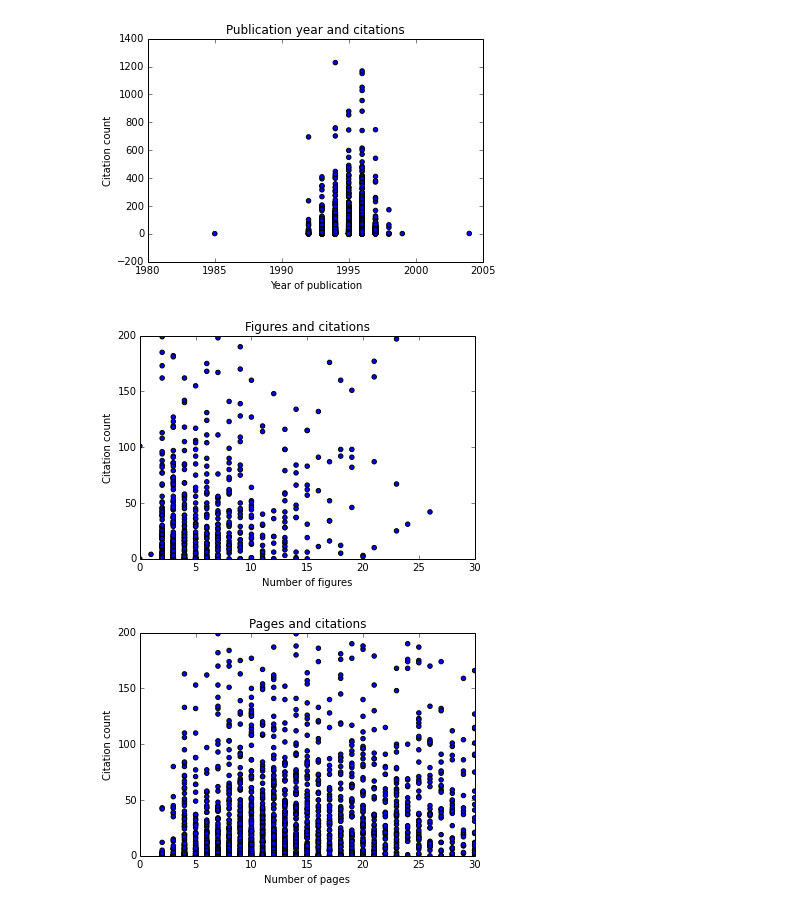
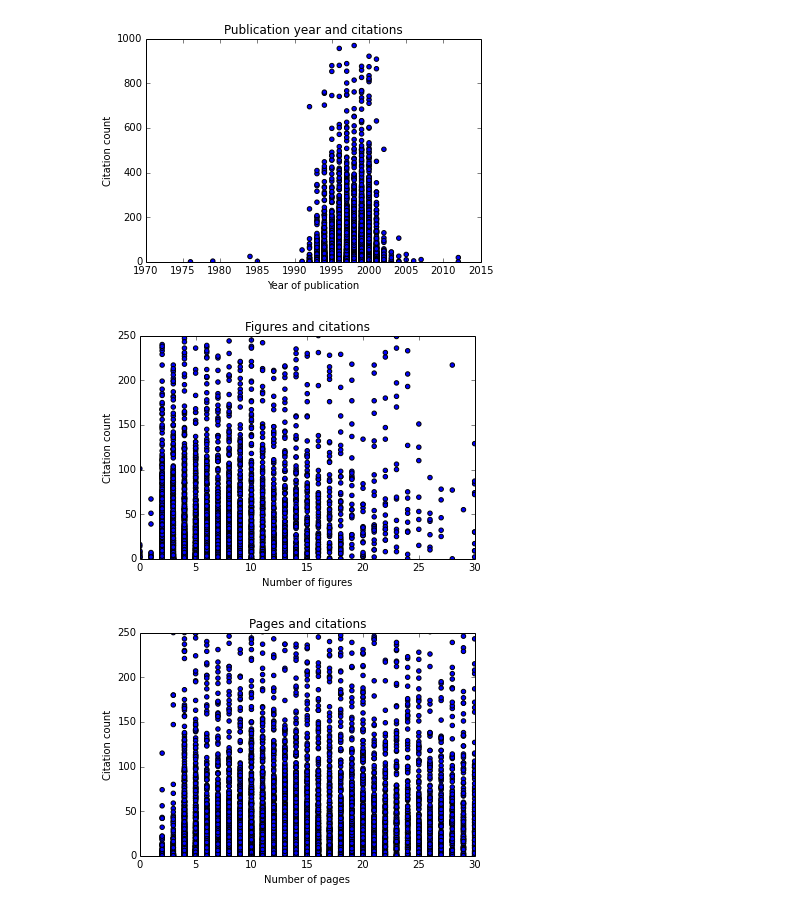
Before and after one commit to ahuja0007/team_citation, a Jupyter notebook: ADS_joined_explore.ipynb, the cells around one changed output. Cells and saved outputs as stored; diff of their text form; code cells hidden in the pictures.

Commit message:
More analysis of time, figures, pages

```diff
--- a/ADS_joined_explore.ipynb
+++ b/ADS_joined_explore.ipynb
@@ -77,6 +87,5 @@ generate_df(arXiv_dict)
 # %%
 # Load data from existing csv
-# Modify to load in more data & fuse dataframes!
-df = pd.read_csv(filename+'.csv')
+df = pd.read_csv('astro-phstart0max25000.csv')
 # %%
 # Some exploratory data analysis
@@ -119,30 +127,30 @@ Fitted Gamma shape, loc, scale:  0.803373899323 -2.905931568e-27 26.6419778063
 # %%
-# Just some scatterplots
+# Scatterplots - not very informative
 
-pub_year = [float(item) for item in df.Year.values]
-plt.scatter(pub_year, df.Citation_count)
+plt.scatter(df.Year.values, df.Citation_count)
+plt.axis([1970, 2015, 0, 1000])
 plt.xlabel("Year of publication")
 plt.ylabel("Citation count")
 plt.title('Publication year and citations')
 plt.show()
 
 plt.clf()
 plt.scatter(df.Figures, df.Citation_count)
-plt.axis([0, 30, 0, 200])
+plt.axis([0, 30, 0, 250])
 plt.xlabel("Number of figures")
 plt.ylabel("Citation count")
 plt.title('Figures and citations')
 plt.show()
 
 plt.scatter(df.Pages, df.Citation_count)
-plt.axis([0, 30, 0, 200])
+plt.axis([0, 30, 0, 250])
 plt.xlabel("Number of pages")
 plt.ylabel("Citation count")
 plt.title('Pages and citations')
 plt.show()
 # %% [output]
-[figure, old version]
+[figure, new version]
-[figure, old version]
+[figure, new version]
-[figure, old version]
+[figure, new version]
 # %%
 # Boxplots
```
Also changed, not shown: parts of 10 cells of this notebook.
